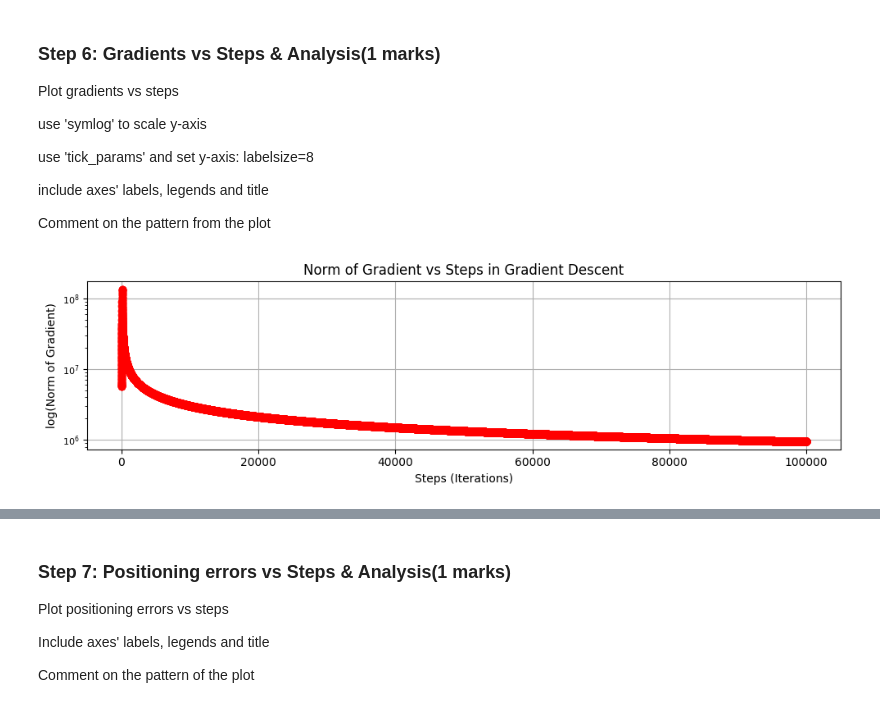
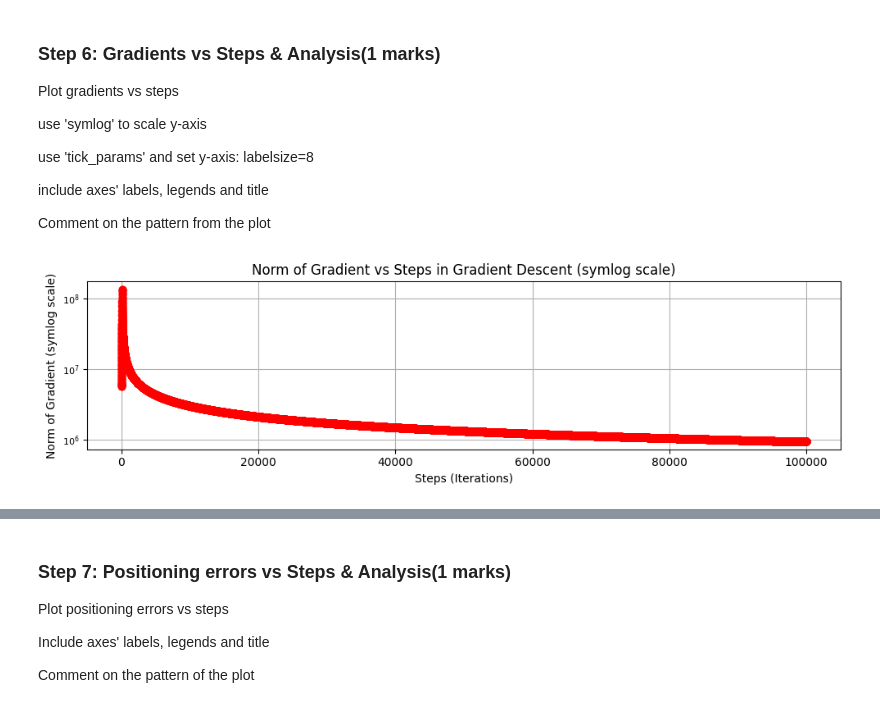
Before and after one commit to WoodenArmor/ENGG680_2025_Fall, a Jupyter notebook: Lab_Assignment2/Assignment2_Upload.ipynb, the cells around one changed output, grey strips where cells are left out. Drawn from its saved outputs; the diff is of its cells as text; code cells hidden in the pictures.

Commit message:
Part1, NL Gradient Decent, Step9, and added some MEMO

```diff
--- a/Lab_Assignment2/Assignment2_Upload.ipynb
+++ b/Lab_Assignment2/Assignment2_Upload.ipynb
@@ -881,22 +884,29 @@ Comment on the pattern from the plot
 # %%
 fig , ax = plt.subplots(nrows=1,ncols=1, figsize=(10,3))
 # (0.5 marks)
 
-ax.semilogy(range(len(arr_grad)), arr_grad, marker='o', linestyle='-', color='red') # symlogの代わりにsemilogyを使用
+# Use symlog instead of semilogy as requested by the problem statement
+# For gradient norms which are always positive, symlog will behave similarly to semilogy
+# outside of the linear threshold around zero.
+
+
+ax.plot(range(len(arr_grad)), arr_grad, marker='o', linestyle='-', color='red')
+ax.set_yscale('symlog', linthresh=1e-5) # Added symlog scale with a linthresh
+
 ax.set_xlabel('Steps (Iterations)')
-ax.set_ylabel('log(Norm of Gradient)')
-ax.set_title('Norm of Gradient vs Steps in Gradient Descent')
+ax.set_ylabel('Norm of Gradient (symlog scale)') # Updated label for clarity
+ax.set_title('Norm of Gradient vs Steps in Gradient Descent (symlog scale)') # Updated title
 ax.grid(True)
 ax.tick_params(axis='y', labelsize=8)
 fig.tight_layout()
 plt.show()
 
 
 
 # Comment on the pattern (0.5 marks)
 
     # This plot shows that the gradient norm is large initially and gradually decreases.
     # It means the algorithm is escaping steep parts of the cost function and approaching a flatter minimum.
     # As the gradient approaches zero, the parameter update amount becomes smaller, confirming that the algorithm is converging.
 # %% [output]
-[figure, old version]
+[figure, new version]
```
Also changed, not shown: parts of 6 cells of this notebook.
